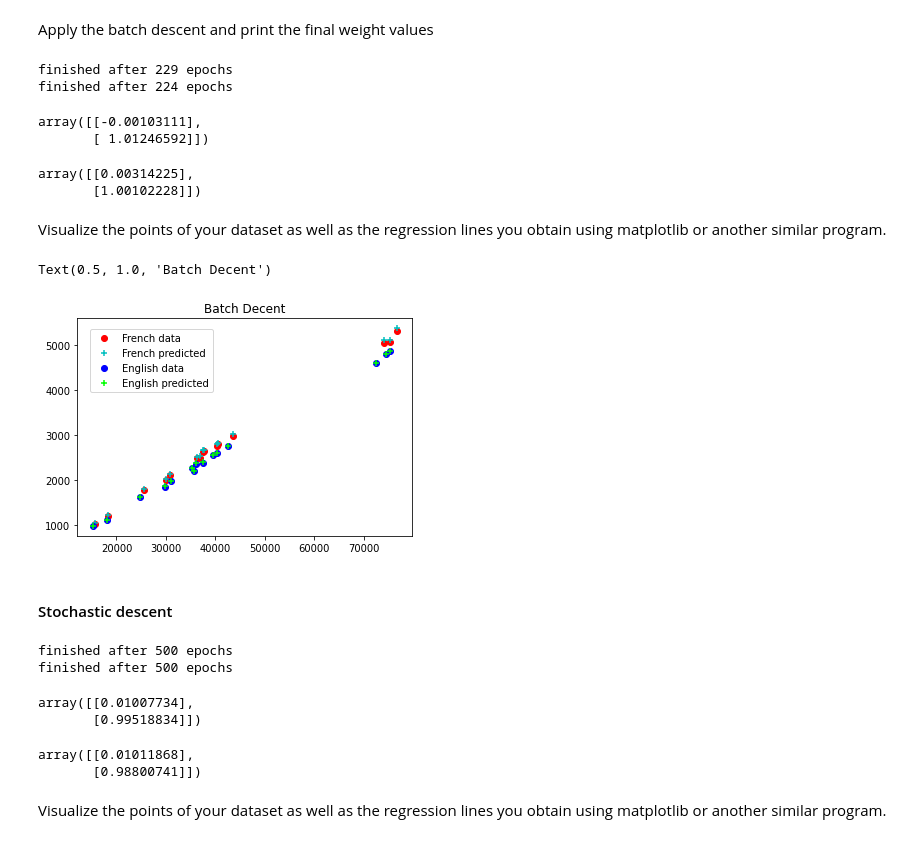
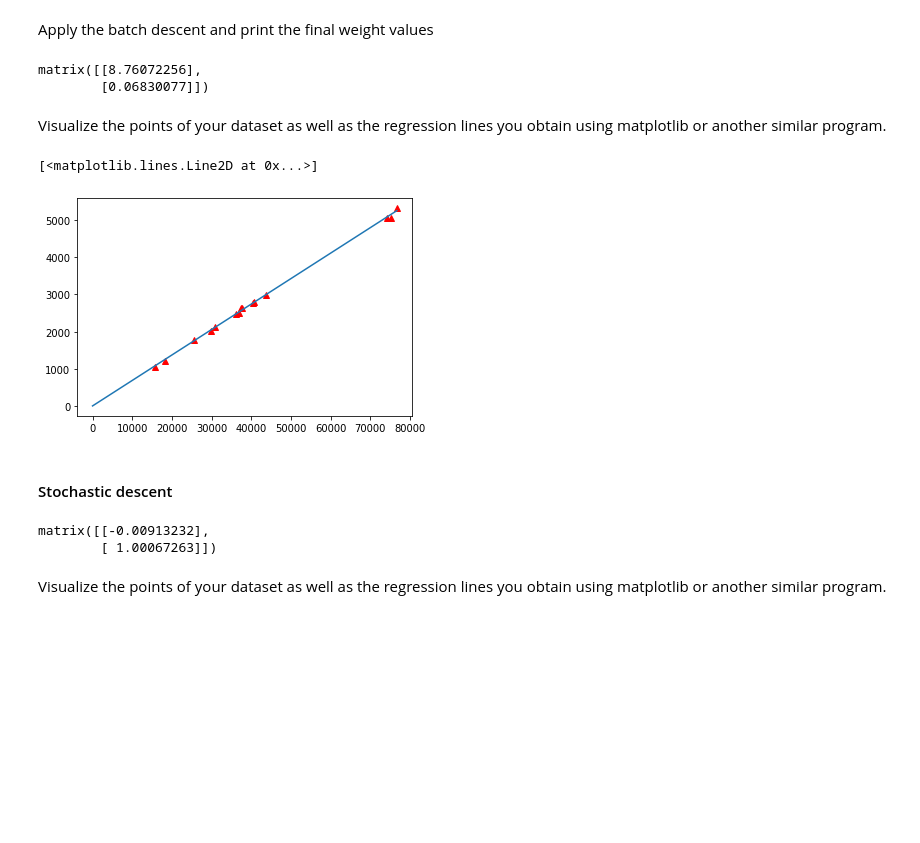
Before and after one commit to GitThisJoel/Artificial-Intelligence-EDAP01, a Jupyter notebook: 2/ai_lab_perceptron_students.ipynb, the cells around one changed output. Saved outputs shown, nothing was run; the diff lists cells and outputs as text; code cells hidden in the pictures; blank space fills up the shorter version.

Commit message:
corrected assignment after feedback

```diff
--- a/2/ai_lab_perceptron_students.ipynb
+++ b/2/ai_lab_perceptron_students.ipynb
@@ -112,10 +128,14 @@ Scale the arrays so that they fit in the range [0, 1] on the $x$ and $y$ axes.
 # %%
 # Write your code here
-X_fr_norm = norm(X_fr)
-y_fr_norm = norm(np.asarray([y_fr]).T)
+X_fr_norm = np.matrix(np.array([[1,x] for x in np.interp(x_fr, (x_fr.min(), x_fr.max()), (x_fr.min()/x_fr.max(), 1))]))
+y_fr_norm = np.interp(y_fr, (y_fr.min(), y_fr.max()), (y_fr.min()/y_fr.max(), 1))
+# print(X_n)
+# print(y_n)
 
-X_en_norm = norm(X_en)
-y_en_norm = norm(np.asarray([y_en]).T)
+X_en_norm = np.matrix(np.array([[1,x] for x in np.interp(x_en, (x_en.min(), x_en.max()), (x_en.min()/x_en.max(), 1))]))
+y_en_norm = np.interp(y_en, (y_en.min(), y_en.max()), (y_en.min()/y_en.max(), 1))
+# print(X_n)
+# print(y_n)
 # %% [markdown]
 #### Gradient descent
 # %% [markdown]
@@ -150,3 +153,15 @@ def fit_batch(X, y, alpha, w,
+# %%
+# Write your code here
+def fit_batch(X, y, alpha, w,
+                  epochs=500,
+                  epsilon=1.0e-5):
+    w_new = w
+    gradient = X.T@(y-(X@w))
+    while np.linalg.norm(gradient) > epsilon and epochs > 0:
+        gradient = X.T@(y-(X@w_new))
+        w_new = w_new + alpha/len(X)*gradient
+        epochs -= 1
+    return w_new
 # %% [markdown]
 Stochastic descent
 # %%
@@ -173,31 +202,25 @@ lr = 1
 w_b_fr = fit_batch(X_fr_norm, y_fr_norm, lr, np.ones((2,1)))
 w_b_en = fit_batch(X_en_norm, y_en_norm, lr, np.ones((2,1)))
 
+for i in range(len(w_b_fr)):
+    w_b_fr[i] = w_b_fr[i] * y_fr_max / X_fr_max[i]
+
 display(w_b_fr)
-display(w_b_en)
 # %% [output]
-finished after 229 epochs
-finished after 224 epochs
+matrix([[8.76072256],
+        [0.06830077]])
-array([[-0.00103111],
-       [ 1.01246592]])
-array([[0.00314225],
-       [1.00102228]])
 # %% [markdown]
 Visualize the points of your dataset as well as the regression lines you obtain using matplotlib or another similar program.
 # %%
 # Write your code here
-ax = plt.figure()
-plt.scatter(stat_fr[:,0], stat_fr[:,1], color='red', label='French data')
-plt.scatter(stat_fr[:,0], X_fr @ w_b_fr, color='c', marker='+', label='French predicted')
-
-plt.scatter(stat_en[:,0], stat_en[:,1], color='b', label='English data')
-plt.scatter(stat_en[:,0], X_en @ w_b_en, color='lime', marker='+', label='English predicted')
-
-ax.legend(bbox_to_anchor=(0.45, 0.86))
-plt.title("Batch Decent")
+def f(x,w):
+    return w[1]*x+w[0]
+x = np.linspace(0, stat_fr[:,0].max(), 10)
+plt.plot(stat_fr[:,0], stat_fr[:,1], 'r^')
+plt.plot(x, f(x, w_b_fr).T)
 # %% [output]
-Text(0.5, 1.0, 'Batch Decent')
+[<matplotlib.lines.Line2D at 0x...>]
-[figure, old version]
+[figure, new version]
 # %% [markdown]
 #### Stochastic descent
 # %%
@@ -205,15 +228,13 @@ Text(0.5, 1.0, 'Batch Decent')
 w_s_fr = fit_stoch(X_fr_norm, y_fr_norm, 0.9, np.ones((2,1)))
 w_s_en = fit_stoch(X_en_norm, y_en_norm, 0.6, np.ones((2,1)))
 
+for i in range(len(w_b_fr)):
+    w_b_fr[i] = w_b_fr[i] * y_fr_max / X_fr_max[i]
+
 display(w_s_fr)
-display(w_s_en)
 # %% [output]
-finished after 500 epochs
-finished after 500 epochs
+matrix([[-0.00913232],
+        [ 1.00067263]])
-array([[0.01007734],
-       [0.99518834]])
-array([[0.01011868],
-       [0.98800741]])
 # %% [markdown]
 Visualize the points of your dataset as well as the regression lines you obtain using matplotlib or another similar program.
 # %%
```
Also changed, not shown: parts of 22 cells of this notebook.
